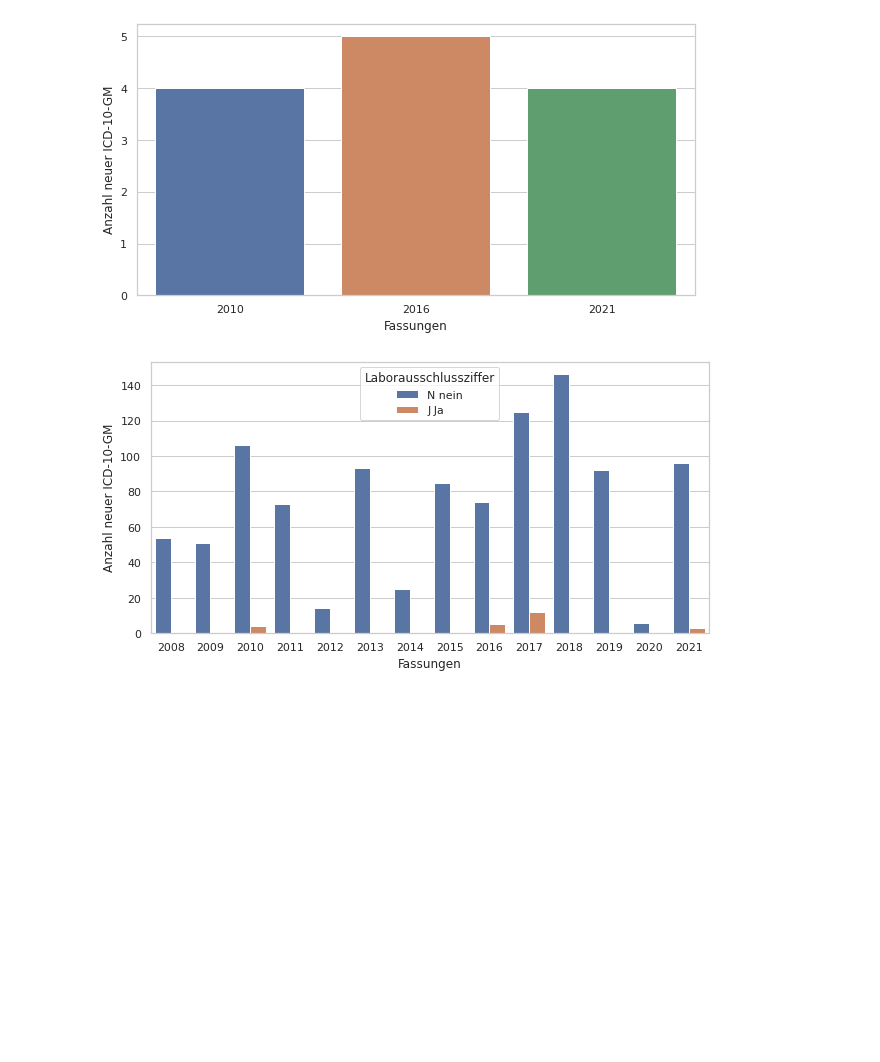
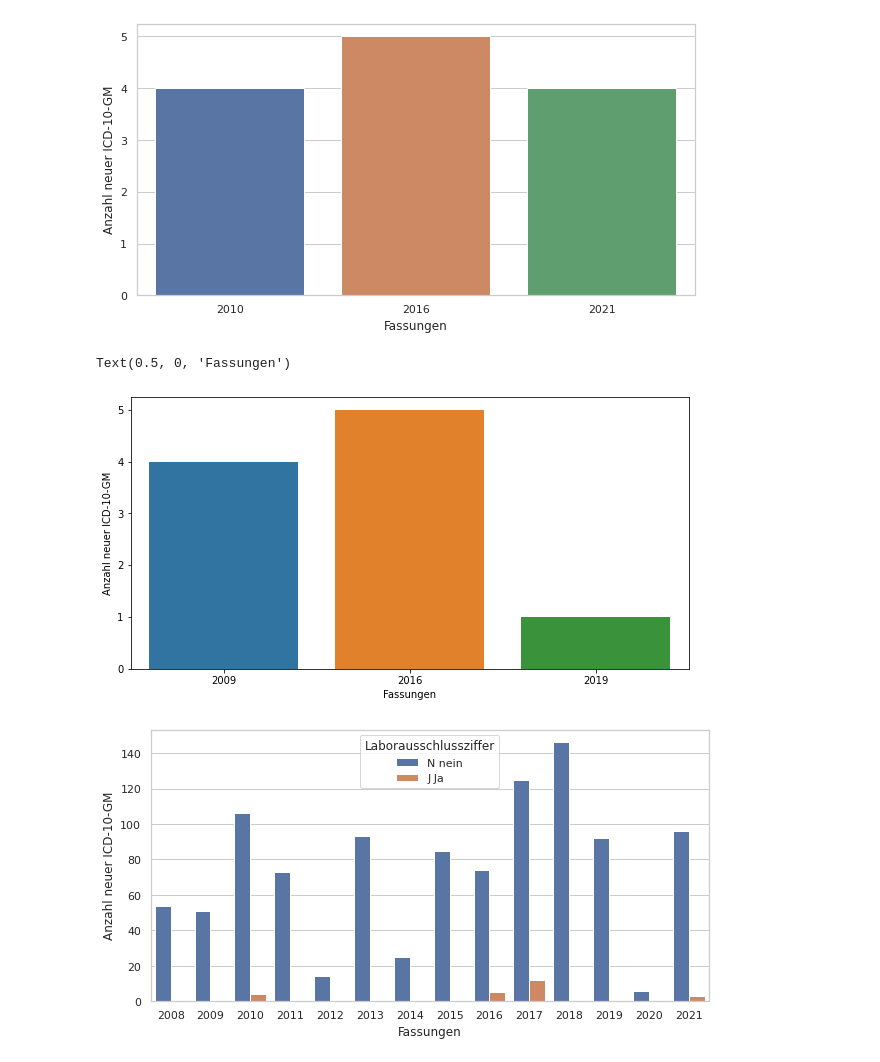
Before and after one commit to ahodelin/Projektarbeit, a Jupyter notebook: analysis/jupyter_notbook/analysing_new_icd_by_year.ipynb, the cells around one changed output. Cells and saved outputs as stored; diff of their text form; code cells hidden in the pictures; blank space fills up the shorter version.

```diff
--- a/analysis/jupyter_notbook/analysing_new_icd_by_year.ipynb
+++ b/analysis/jupyter_notbook/analysing_new_icd_by_year.ipynb
@@ -146,6 +146,20 @@ mlp.pyplot.xlabel("Fassungen")
 mlp.pyplot.savefig("/home/abel/git_repos/Projektarbeit/figures/arztJaYear.svg")
 # %% [output]
 [figure]
+# %%
+mlp.pyplot.figure(figsize=(10,5))
+meldung = version_years[version_years['exot'] != 'N']
+
+
+sns.countplot(data=meldung, x="ver")
+#mlp.pyplot.title("Arzt-Meldepflicht pro Jahr")
+mlp.pyplot.ylabel("Anzahl neuer ICD-10-GM")
+mlp.pyplot.xlabel("Fassungen")
+#mlp.pyplot.legend(labels = ["Nein", "Ja"], title = "Arzt-Meldepflicht")
+#mlp.pyplot.savefig("/home/abel/git_repos/Projektarbeit/figures/exotJaYear.svg")
+# %% [output]
+Text(0.5, 0, 'Fassungen')
+[figure, added]
 # %%
 mlp.pyplot.figure(figsize=(10,5))
 
```
Also changed, not shown: 11 other files.
